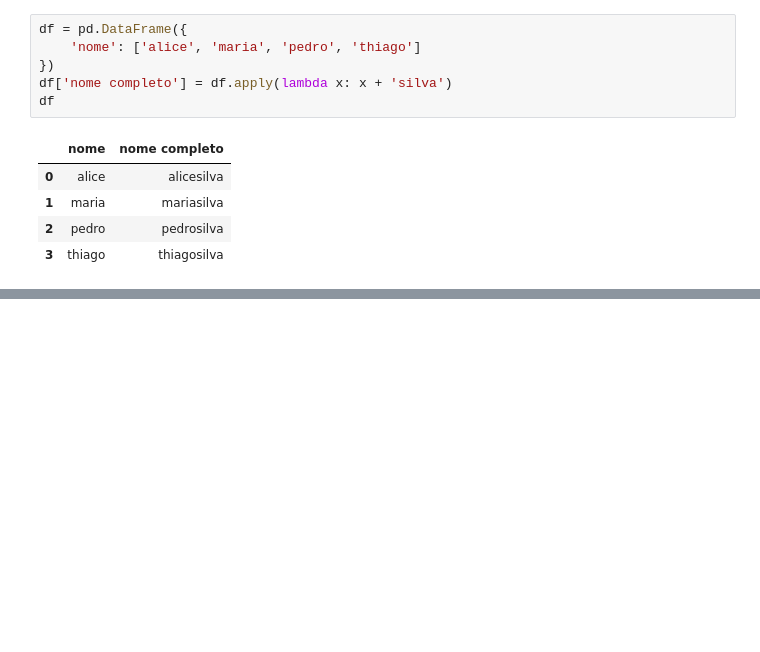
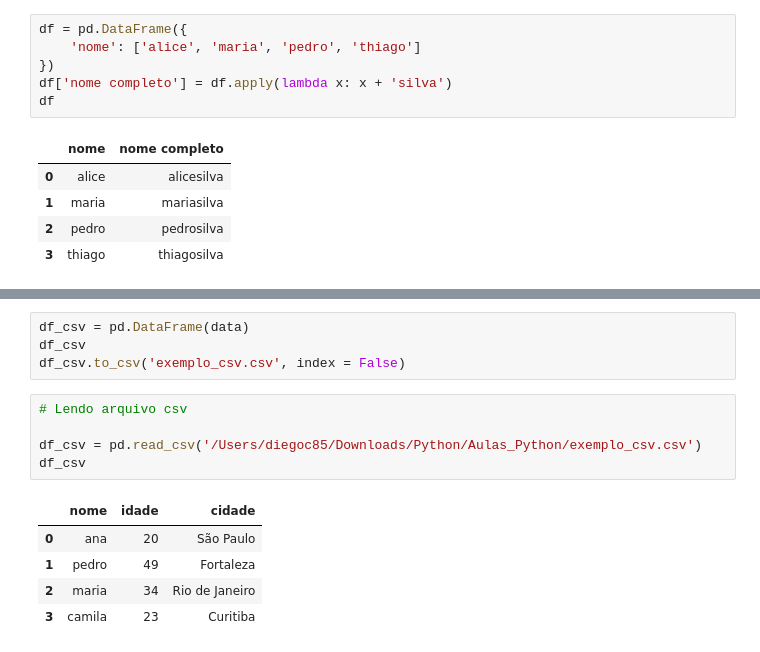
Before and after one commit to diegoc85/Aulas_Python, a Jupyter notebook: Aulas_segundo_semestre.ipynb, the cells around one changed output, grey strips where cells are left out. Saved outputs shown, nothing was run; the diff lists cells and outputs as text; blank space fills up the shorter version.

```diff
--- a/Aulas_segundo_semestre.ipynb
+++ b/Aulas_segundo_semestre.ipynb
@@ -1293,0 +1338,15 @@ df
+# %%
+df_csv = pd.DataFrame(data)
+df_csv
+df_csv.to_csv('exemplo_csv.csv', index = False)
+# %%
+# Lendo arquivo csv
+
+df_csv = pd.read_csv('/Users/diegoc85/Downloads/Python/Aulas_Python/exemplo_csv.csv')
+df_csv
+# %% [output]
+|  | nome | idade | cidade |
+| 0 | ana | 20 | São Paulo |
+| 1 | pedro | 49 | Fortaleza |
+| 2 | maria | 34 | Rio de Janeiro |
+| 3 | camila | 23 | Curitiba |
```
Also changed, not shown: parts of 11 cells of this notebook, 3 other files.
